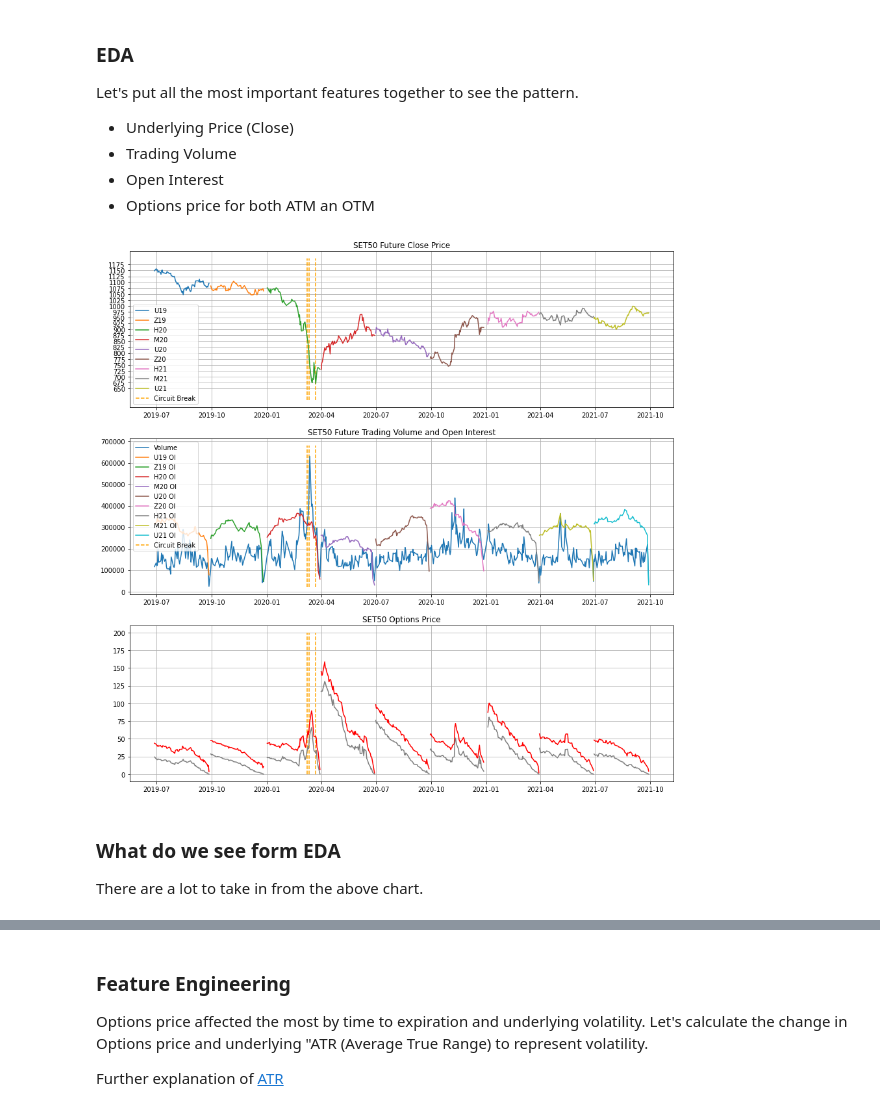
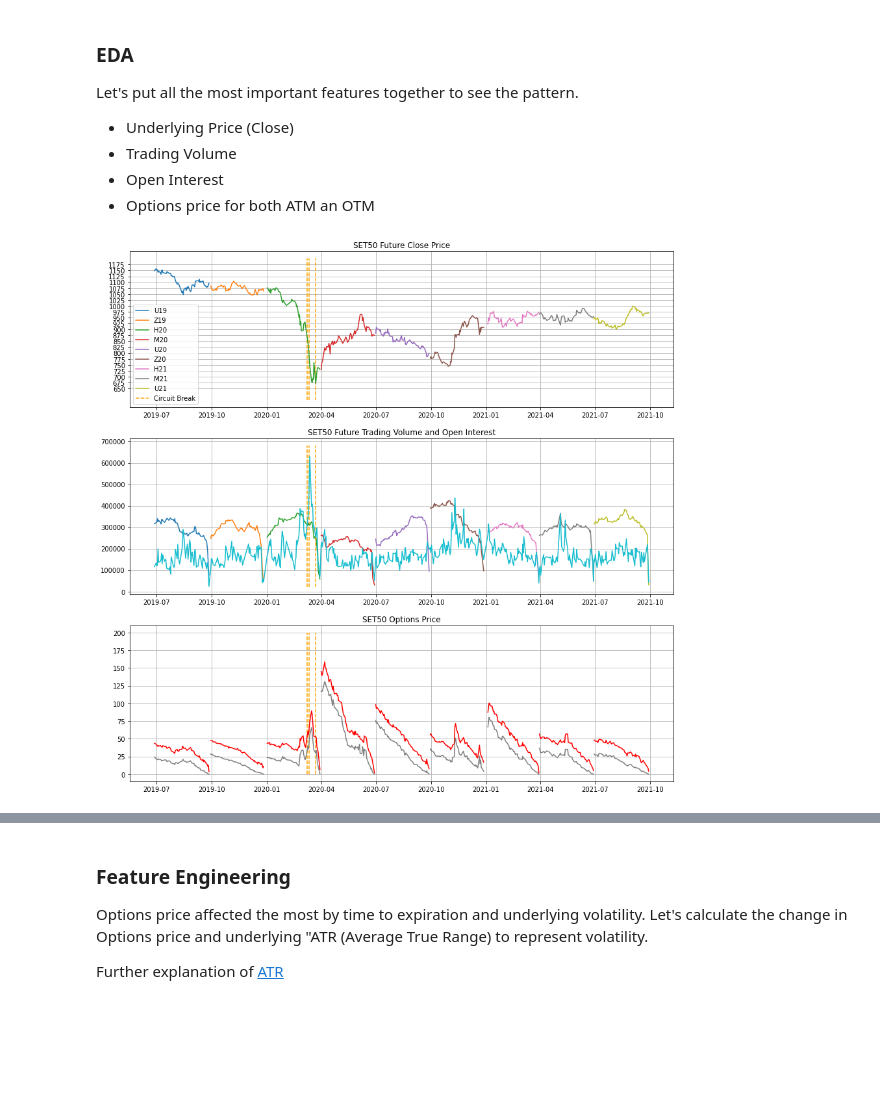
Before and after one commit to soi130/options_analysis, a Jupyter notebook: options_analytics.ipynb, the cells around one changed output, grey strips where cells are left out. Drawn from its saved outputs; the diff is of its cells as text; code cells hidden in the pictures; blank space fills up the shorter version.

```diff
--- a/options_analytics.ipynb
+++ b/options_analytics.ipynb
@@ -335,36 +335,33 @@ plt.subplot(311)
 for symbol in ready_df['Series'].unique():
     plt.plot(ready_df.loc[ready_df['Series'] == symbol, 'Date'],
                     ready_df.loc[ready_df['Series'] == symbol, 'Close'],label=symbol)
 plt.title('SET50 Future Close Price')
 plt.grid()
 plt.yticks(interval)
 plt.vlines(['2020-03-09','2020-03-12','2020-03-23'],ymin=600,ymax=1200,label='Circuit Break',linestyles='dashed',colors='orange')
 plt.legend()
 
 plt.subplot(312)
 plt.title('SET50 Future Trading Volume and Open Interest')
-plt.plot(ready_df.Date,ready_df.Vol,label='Volume')
 for symbol in ready_df['Series'].unique():
     plt.plot(ready_df.loc[ready_df['Series'] == symbol, 'Date'],
                     ready_df.loc[ready_df['Series'] == symbol, 'OI'],label=symbol+' OI')
+plt.plot(ready_df.Date,ready_df.Vol,label='Volume')
 plt.vlines(['2020-03-09','2020-03-12','2020-03-23'],ymin=20000,ymax=680000,label='Circuit Break',linestyles='dashed',colors='orange')
 plt.grid()
-plt.legend()
+
 
 plt.subplot(313)
 plt.title('SET50 Options Price')
 for symbol in ready_df['Series'].unique():
     plt.plot(ready_df.loc[ready_df['Series'] == symbol, 'Date'],
                     ready_df.loc[ready_df['Series'] == symbol, 'ATM premium'],c='r',label='ATM premiun')
 for symbol in ready_df['Series'].unique():
     plt.plot(ready_df.loc[ready_df['Series'] == symbol, 'Date'],
                     ready_df.loc[ready_df['Series'] == symbol, '+/-1 OTM premium'],c='0.5',label='OTM premium')
 plt.vlines(['2020-03-09','2020-03-12','2020-03-23'],ymin=0,ymax=200,label='Circuit Break',linestyles='dashed',colors='orange')
 plt.grid()
 
 plt.show()
 # %% [output]
-[figure, old version]
+[figure, new version]
-# %% [markdown]
-### What do we see form EDA
-There are a lot to take in from the above chart.
```
Also changed, not shown: parts of 2 cells of this notebook.
